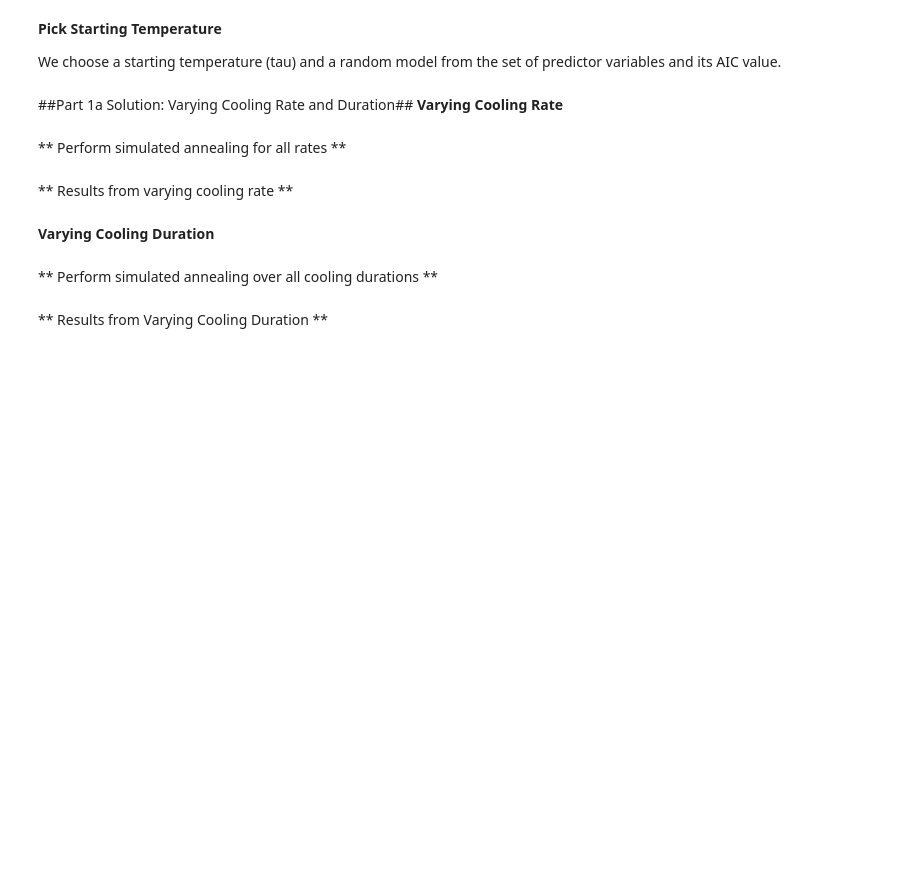
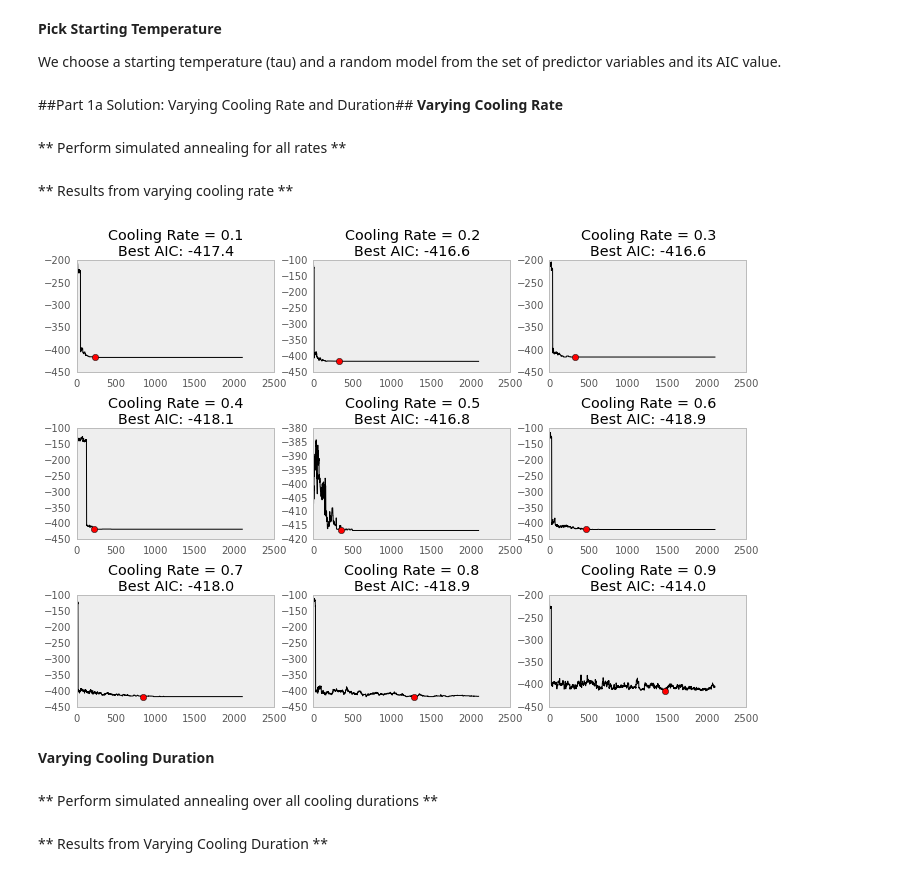
Before and after one commit to ecdecarlo/BIOS366_Assigments, a Jupyter notebook: Bios366_HW1_Q2_DeCarlo.ipynb, the cells around one changed output. Saved outputs shown, nothing was run; the diff lists cells and outputs as text; code cells hidden in the pictures; blank space fills up the shorter version.

```diff
--- a/Bios366_HW1_Q2_DeCarlo.ipynb
+++ b/Bios366_HW1_Q2_DeCarlo.ipynb
@@ -27,5 +29,5 @@ import matplotlib.pyplot as plt
 # %%
-baseball = pd.read_table("/Users/ecdecarlo/Documents/Classes/Bios366/data/textbook/baseball.dat", sep='\s+')
+baseball = pd.read_table("data/baseball.dat", sep='\s+')
 
 logsalary = baseball.salary.apply(np.log)
 predictors = baseball.ix[:,'average':]
@@ -102,14 +104,22 @@ for k in range(len(rates)):
     solution_rate.append(solution_best)
 # %% [markdown]
 ** Results from varying cooling rate **
+# %%
+# BEST TO USE NUMPY ARRAYS
+aic_rate = np.array(aic_rate).squeeze()
 # %%
-# fig, ax = subplots(3, 3)
-# for i in arange(9):
-#     (ax[i]).plot(arange(size(aic_rate[i],1)).reshape(1,size(aic_rate[i],1)),aic_rate[i],'k*')
+fig, axes = plt.subplots(3, 3, figsize=(12,8))
+ax = axes.ravel()
+for i in arange(9):
+    ax[i].plot(aic_rate[i],'k-')
+    ax[i].set_title('Cooling Rate = {0}\nBest AIC: {1:.1f}'.format(rates[i],aic_best_rate[i],
+            np.where(solution_rate[i]==True)))
 #     print('Cooling Rate = {0} Best AIC: {1}\nBest solution: {2}\nDiscovered at iteration {3}'.format(rates[i],aic_best_rate[i],
 #             np.where(solution_rate[i]==True),
-#             np.where(aic_rate[i]==aic_best_rate[i])[1][0]))
-# #     ax.plot(np.where(aic_rate[i]==aic_best_rate[i])[1][0], aic_best_rate[i], 'ro')
+#             np.where(aic_rate[i]==aic_best_rate[i])[0]))
+    ax[i].plot(np.where(aic_rate[i]==aic_best_rate[i])[0][0], aic_best_rate[i], 'ro')
+# %% [output]
+[figure, added]
 # %% [markdown]
 **Varying Cooling Duration**
 # %%
```
Also changed, not shown: parts of 5 cells of this notebook, 5 other files.
